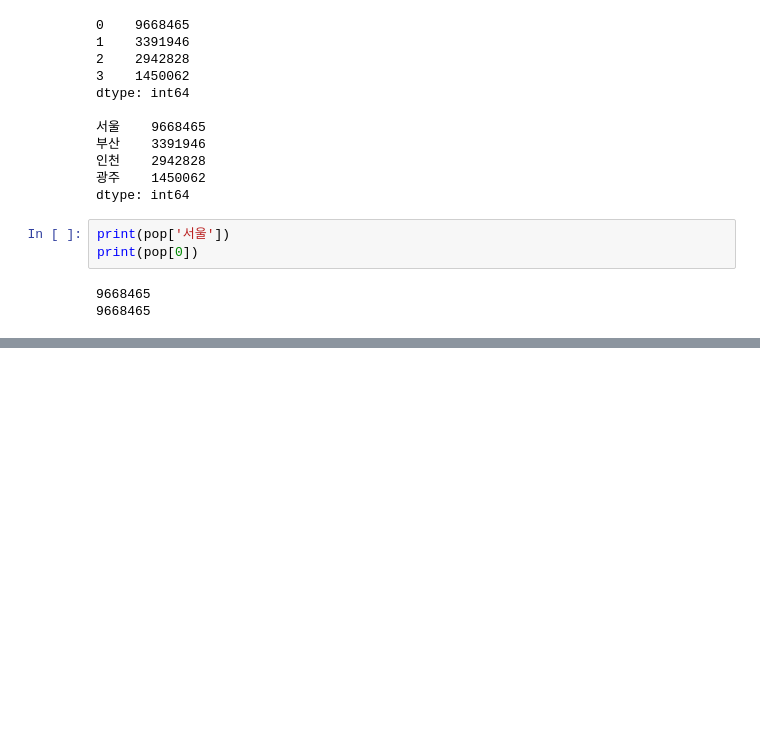
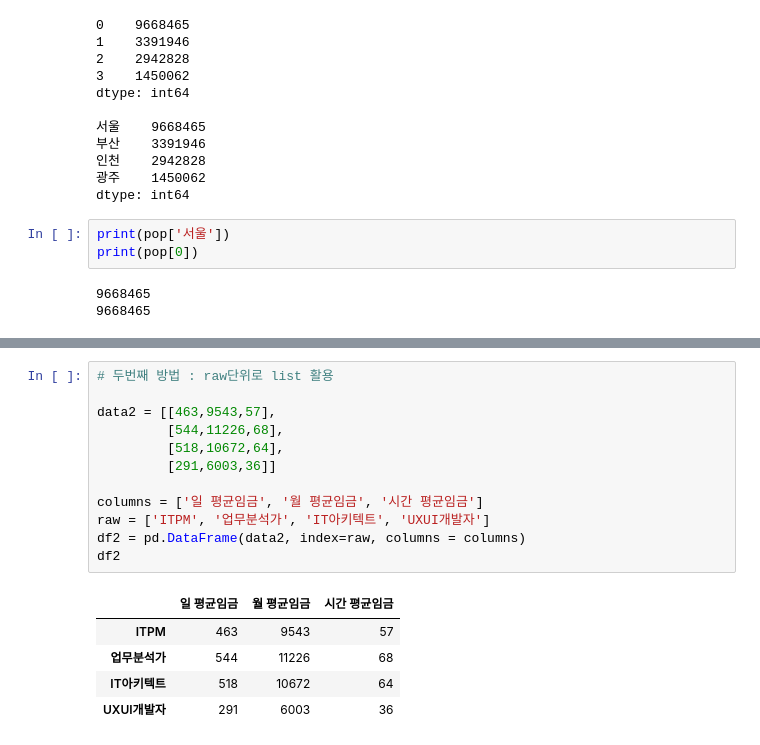
Before and after one commit to Rangbit/Python_study, a Jupyter notebook: Python Library/2.Pandas Library.ipynb, the cells around one changed output, grey strips where cells are left out. Drawn from its saved outputs; the diff is of its cells as text; blank space fills up the shorter version.

```diff
--- a/Python Library/2.Pandas Library.ipynb
+++ b/Python Library/2.Pandas Library.ipynb
@@ -51,0 +297,18 @@ print(pop[0])
+# %%
+# 두번째 방법 : raw단위로 list 활용
+
+data2 = [[463,9543,57],
+         [544,11226,68],
+         [518,10672,64],
+         [291,6003,36]]
+
+columns = ['일 평균임금', '월 평균임금', '시간 평균임금']
+raw = ['ITPM', '업무분석가', 'IT아키텍트', 'UXUI개발자']
+df2 = pd.DataFrame(data2, index=raw, columns = columns)
+df2
+# %% [output]
+|  | 일 평균임금 | 월 평균임금 | 시간 평균임금 |
+| ITPM | 463 | 9543 | 57 |
+| 업무분석가 | 544 | 11226 | 68 |
+| IT아키텍트 | 518 | 10672 | 64 |
+| UXUI개발자 | 291 | 6003 | 36 |
```
Also changed, not shown: parts of 44 cells of this notebook, 1 other file.
